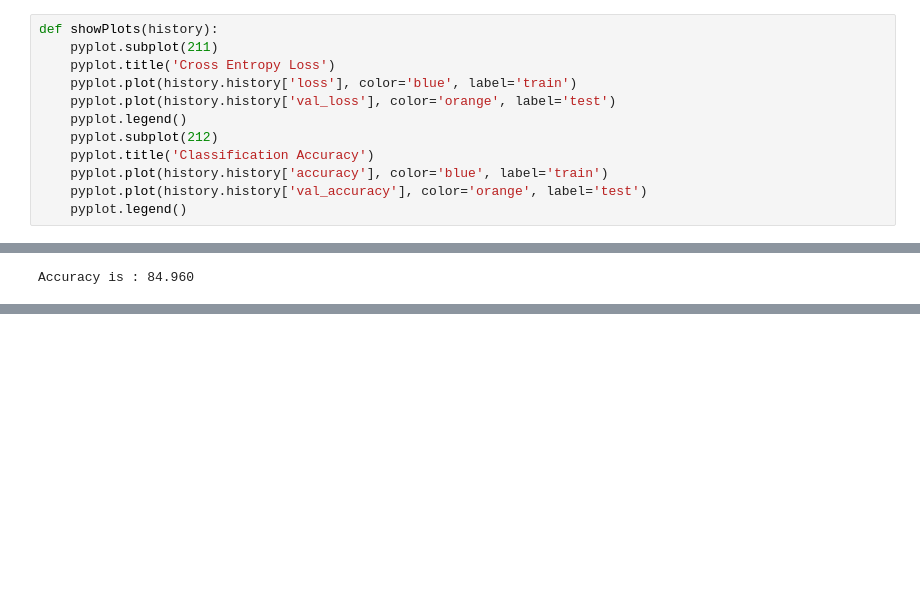
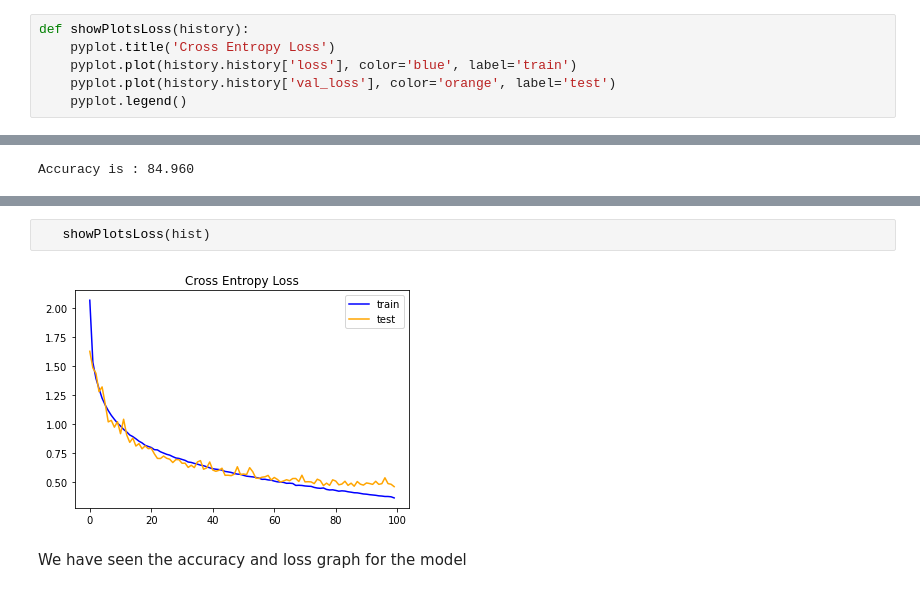
Before and after one commit to AlokRanjanSwain/ML-Projects, a Jupyter notebook: CNN.ipynb, the cells around one changed output, grey strips where cells are left out. Saved outputs shown, nothing was run; the diff lists cells and outputs as text; blank space fills up the shorter version.

```diff
--- a/CNN.ipynb
+++ b/CNN.ipynb
@@ -297,14 +297,8 @@ def execute():
     # print('Accuracy is : %.3f' % (acc * 100.0))
     return history,acc
 # %%
-def showPlots(history):
-    pyplot.subplot(211)
+def showPlotsLoss(history):
     pyplot.title('Cross Entropy Loss')
     pyplot.plot(history.history['loss'], color='blue', label='train')
     pyplot.plot(history.history['val_loss'], color='orange', label='test')
     pyplot.legend()
-    pyplot.subplot(212)
-    pyplot.title('Classification Accuracy')
-    pyplot.plot(history.history['accuracy'], color='blue', label='train')
-    pyplot.plot(history.history['val_accuracy'], color='orange', label='test')
-    pyplot.legend()
@@ -319,0 +320,6 @@ showPlots(hist)
+# %%
+   showPlotsLoss(hist)
+# %% [output]
+[figure, added]
+# %% [markdown]
+We have seen the accuracy and loss graph for the model
```
Also changed, not shown: parts of 2 cells of this notebook.
